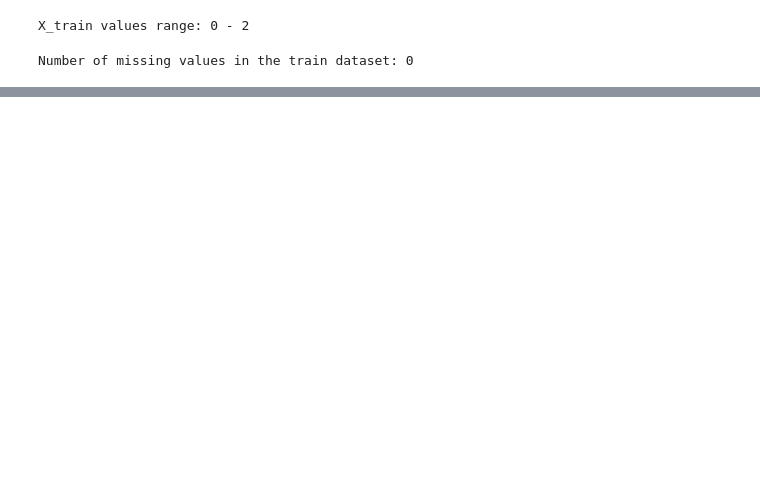
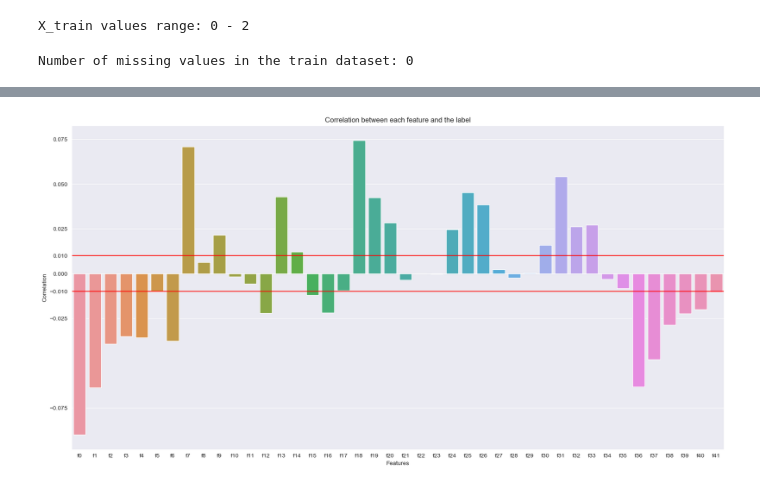
Before and after one commit to NadavShoham/AppliedML, a Jupyter notebook: notebooks/ml_ex2/Assignment2_Applied_ML.ipynb, the cells around one changed output, grey strips where cells are left out. Cells and saved outputs as stored; diff of their text form; code cells hidden in the pictures; blank space fills up the shorter version.

```diff
--- a/notebooks/ml_ex2/Assignment2_Applied_ML.ipynb
+++ b/notebooks/ml_ex2/Assignment2_Applied_ML.ipynb
@@ -96,10 +107,0 @@ sns.heatmap(X_train.corr())
-# %%
-# show correlation between each feature and the label
-all_correlations = []
-for col in X_train.columns:
-    corr = X_train[col].corr(y_train)
-    all_correlations.append(corr)
-# plot the correlation between each feature and the label
-
-sns.barplot(x=X_train.columns, y=all_correlations)
-# TODO: increase figure size
@@ -251,0 +118,26 @@ Fitting 2 folds for each of 27 candidates, totalling 54 fits
+# %%
+def plot_feature_label_correlation(X: pd.DataFrame, y: pd.Series):
+    # show correlation between each feature and the label
+    all_correlations = []
+    for col in X.columns:
+        corr = X[col].corr(y)
+        all_correlations.append(corr)
+    # plot the correlation between each feature and the label
+    plt.figure(figsize=(20, 10))
+    # add a horizontal line at 0.01 and -0.01
+    plt.axhline(y=0.01, color='r', linestyle='-')
+    plt.axhline(y=-0.01, color='r', linestyle='-')
+    plt.yticks([-0.075, -00.5, -0.025, -0.01, 0, 0.01, 0.025, 0.05, 0.075])
+
+    # add title and labels
+    plt.title('Correlation between each feature and the label')
+    plt.xlabel('Features')
+    plt.ylabel('Correlation')
+    # plot the barplot
+    sns.barplot(x=X.columns, y=all_correlations)
+    return all_correlations
+# %%
+# show correlation between each feature and the label
+correlations = plot_feature_label_correlation(X_train, y_train)
+# %% [output]
+[figure, added]
```
Also changed, not shown: parts of 56 cells of this notebook.
